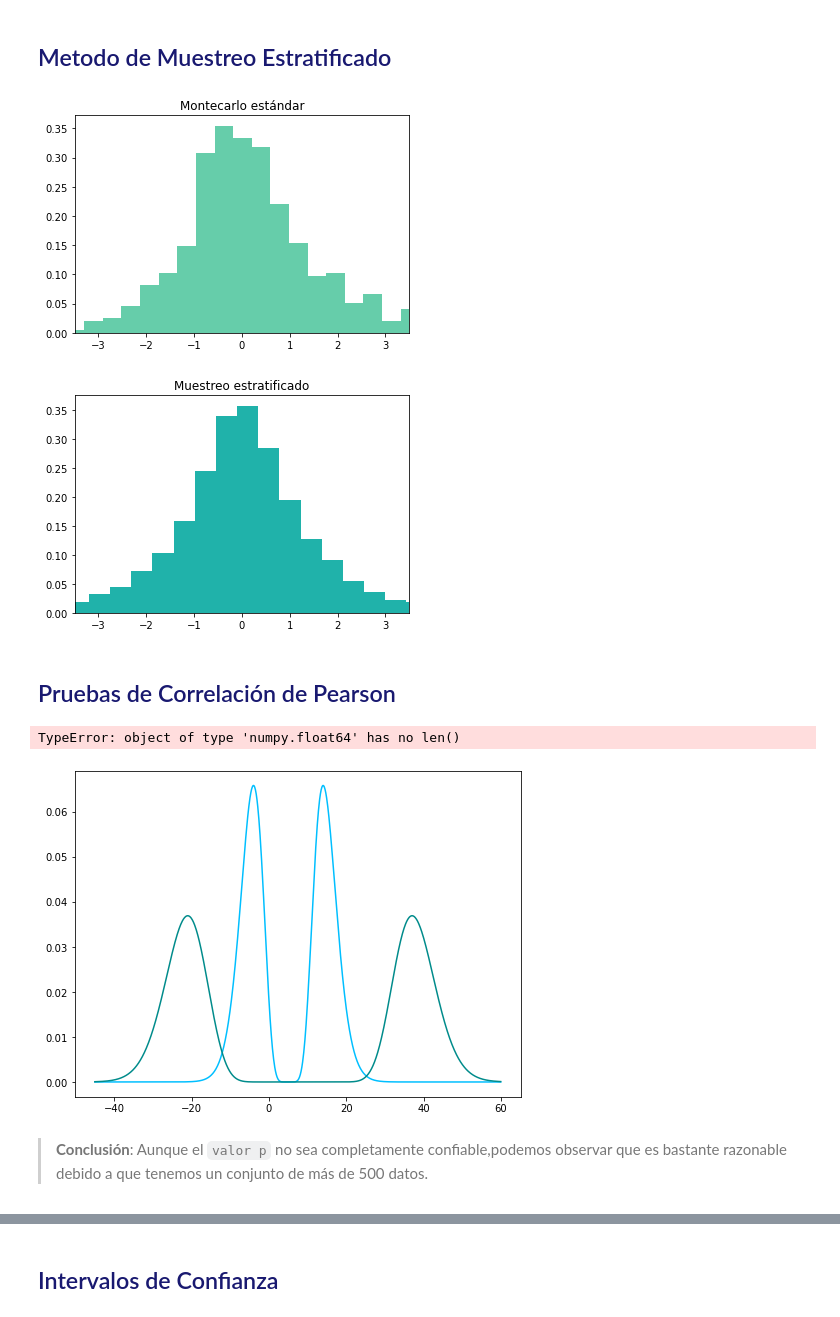
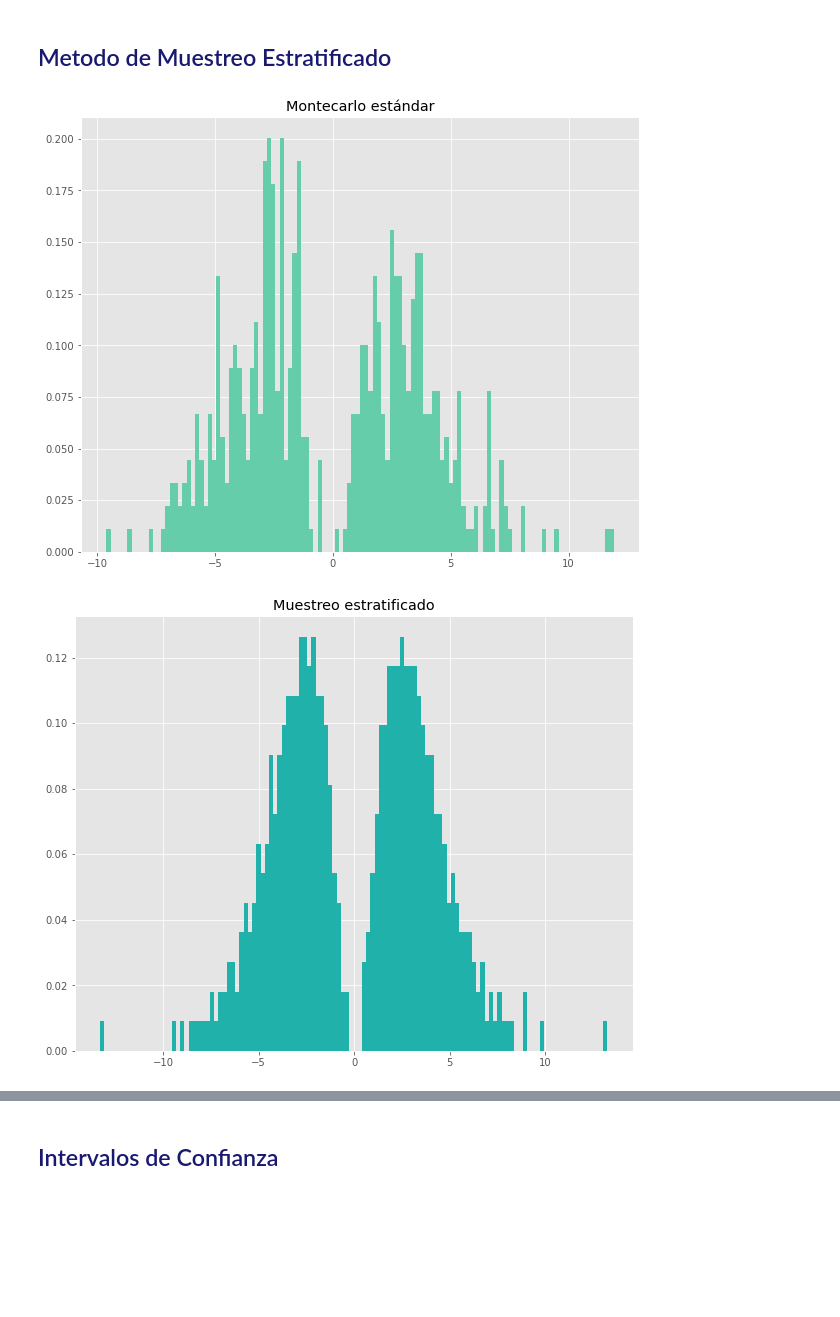
Before and after one commit to danielabenavides/proyecto_modulo1, a Jupyter notebook: ProyectoModulo1_Benavides_Rivera.ipynb, the cells around one changed output, grey strips where cells are left out. Drawn from its saved outputs; the diff is of its cells as text; code cells hidden in the pictures; blank space fills up the shorter version.

```diff
--- a/ProyectoModulo1_Benavides_Rivera.ipynb
+++ b/ProyectoModulo1_Benavides_Rivera.ipynb
@@ -1299,0 +1262,8 @@ plt.show()
+# %%
+params = st.cosine.fit(prom_TR)
+# Separate parts of parameters
+arg = params[:-2]
+loc2 = params[-2]
+scale2 = params[-1]
+
+print('loc=',loc2,'scale=',scale2)
@@ -1791,0 +1713,11 @@ plt.show()
+# %%
+params = st.ncf.fit(prom_TT)
+# Separate parts of parameters
+arg = params[:-2]
+loc3 = params[-2]
+scale3 = params[-1]
+
+dfn = arg[0]
+dfd = arg[1]
+nc = arg[2]
+print('dfn=',dfn,'dfd=',dfd,'nc=',nc,'loc=',loc3,'scale=',scale3)
@@ -2246,0 +2165,10 @@ plt.show()
+# %%
+params = dgamma.fit(prom_CT2)
+# Separate parts of parameters
+arg = params[:-2]
+loc4 = params[-2]
+scale4 = params[-1]
+
+a = arg[0]
+
+print('a=',a,'loc=',loc4,'scale=',scale4)
@@ -2308,59 +2238,24 @@ Desviación estándar muestral =  4.298784201107173
 # %%
 N = 500
 # (Método transformada inversa visto en clases pasadas)
 # Método montecarlo estándar
-a = 1.1
 montecarlo_standar = st.dgamma.ppf(np.random.rand(N),a)
-plt.hist(montecarlo_standar,30,density=True,color='mediumaquamarine')
+plt.figure(figsize=(10,8))
+plt.hist(montecarlo_standar,120,density=True,color='mediumaquamarine')
 plt.title('Montecarlo estándar')
-plt.xlim((-3.5,3.5))
 plt.show()
 
 # Método muestreo estratificado (B estratos)
 B = N
 U2 = np.random.rand(B)
 i = np.arange(0,B)
 v = (U2+i)/B
 m_estratificado = st.dgamma.ppf(v,a)
 
-plt.hist(m_estratificado,30,density=True,color='lightseagreen')
+plt.figure(figsize=(10,8))
+plt.hist(m_estratificado,120,density=True,color='lightseagreen')
 plt.title('Muestreo estratificado')
-plt.xlim((-3.5,3.5))
 plt.show()
 # %% [output]
-[figure, old version]
+[figure, new version]
-[figure, old version]
+[figure, new version]
-# %% [markdown]
-## <font color='midnightblue'> Pruebas de Correlación de Pearson
-# %%
-np.random.seed(5555)
-N = 100
-Z = dgamma.rvs(1,size=N)
-x1 = dgamma.rvs(10, 5, N)
-x2 = dgamma.rvs(30, 8, N)
-
-# Comando que estima el valor del coeficiente de correlación de pearson
-corr = st.pearsonr(x1 + 50 * Z, x2 + 50 * Z)
-corr2 = st.pearsonr(x1, x2)
-
-Rxy = corr[0]
-print('Rxy  = ',corr[0],', p-value  = ', corr[1])
-print('Rxy2 = ',corr2[0],',p-value2 = ', corr2[1])
-
-# Cálculo del p-value
-T = Rxy * np.sqrt((N - 2) / (1 - Rxy**2))
-p_val = st.dgamma.pdf(T, N-2)
-print(p_val)
-# %% [output]
-TypeError: object of type 'numpy.float64' has no len()
-# %%
-x = np.arange(-45,60,.1)
-y1 = st.dgamma.pdf(x,10,5)
-y2 = st.dgamma.pdf(x,30,8)
-plt.figure(figsize=(8,6))
-plt.plot(x,y1,color='deepskyblue')
-plt.plot(x,y2,color='darkcyan');
-# %% [output]
-[figure, removed]
-# %% [markdown]
-> **Conclusión**: Aunque el `valor p` no sea completamente confiable,podemos observar que es bastante razonable debido a que tenemos un conjunto de más de 500 datos.
```
Also changed, not shown: parts of 64 cells of this notebook.
